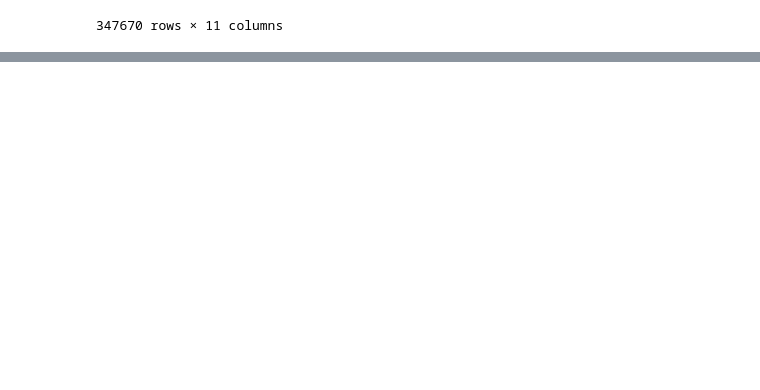
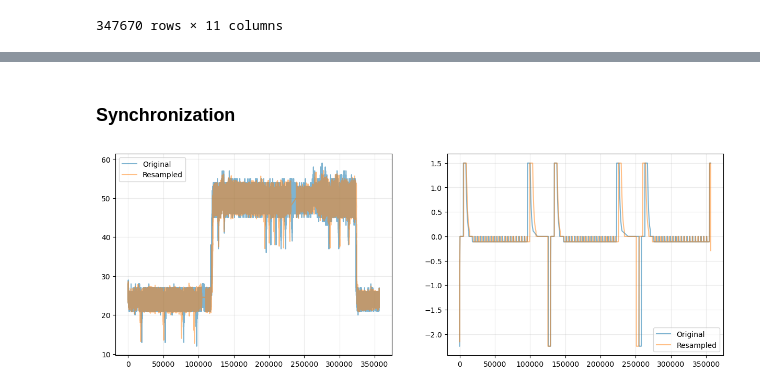
Before and after one commit to prognostics-lab/lion, a Jupyter notebook: data_analysis.ipynb, the cells around one changed output, grey strips where cells are left out. Drawn from its saved outputs; the diff is of its cells as text; code cells hidden in the pictures; blank space fills up the shorter version.

```diff
--- a/data_analysis.ipynb
+++ b/data_analysis.ipynb
@@ -380,0 +380,38 @@ currents = cap_df["Current"]
+# %% [markdown]
+### Synchronization
+# %%
+### Sync temperature sensor and capacity test ###
+
+_SYNC_TOTAL = 6514
+sensor_seconds = (sensor_df["unix_time_utc"] - sensor_df["unix_time_utc"][0]).to_numpy()[:-_SYNC_TOTAL]
+
+cap_seconds = np.array([datetime.datetime.strptime(d[:-3], "%m/%d/%Y %H:%M:%S.%f") for d in cap_df["Seconds"]])
+cap_seconds = cap_seconds - cap_seconds[0]
+cap_seconds = np.array([delta.total_seconds() for delta in cap_seconds])
+
+temp_s1 = sensor_df["temp_s1"][:-_SYNC_TOTAL]
+temp_s2 = sensor_df["temp_s2"][:-_SYNC_TOTAL]
+
+current = cap_df["Current"]
+
+fig, (ax1, ax2) = plt.subplots(1, 2, figsize=(15, 5))
+
+ax1.plot(sensor_seconds, sensor_df["temp_s1"][:-_SYNC_TOTAL], alpha=0.5, label="Original")
+ax1.plot(cap_seconds, resample(temp_s1, len(current)), alpha=0.5, label="Resampled")
+# ax1.plot(cap_seconds, resample_poly(temp_s1, len(current), len(temp_s1)), alpha=0.5, label="Resampled, poly")
+# ax1.plot(cap_seconds, decimate(temp_s1, len(current) / len(temp_s1)), alpha=0.5, label="Decimated")
+
+ax1.legend()
+ax1.grid(alpha=0.25)
+
+
+ax2.plot(cap_seconds, current, alpha=0.5, label="Original")
+ax2.plot(sensor_seconds, resample(current, len(sensor_seconds), window=500), alpha=0.5, label="Resampled")
+# ax2.plot(sensor_seconds, resample_poly(current, len(sensor_seconds), len(current)), alpha=0.5, label="Resampled, poly")
+
+ax2.legend()
+ax2.grid(alpha=0.25)
+
+plt.show()
+# %% [output]
+[figure, added]
```
Also changed, not shown: parts of 11 cells of this notebook.
